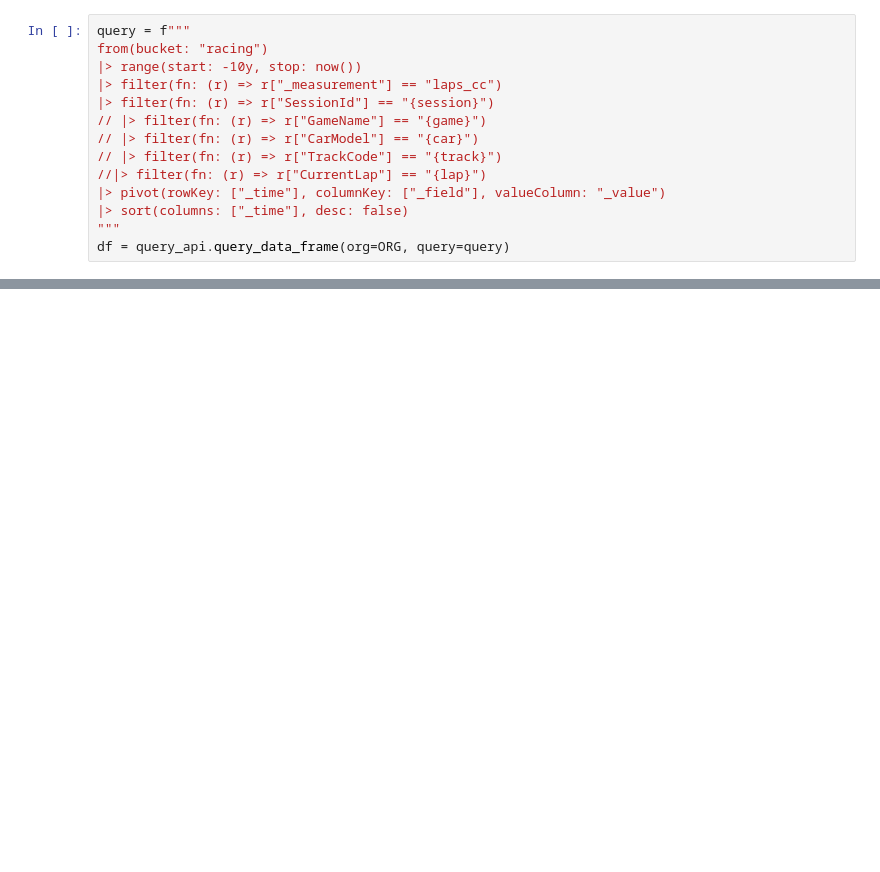
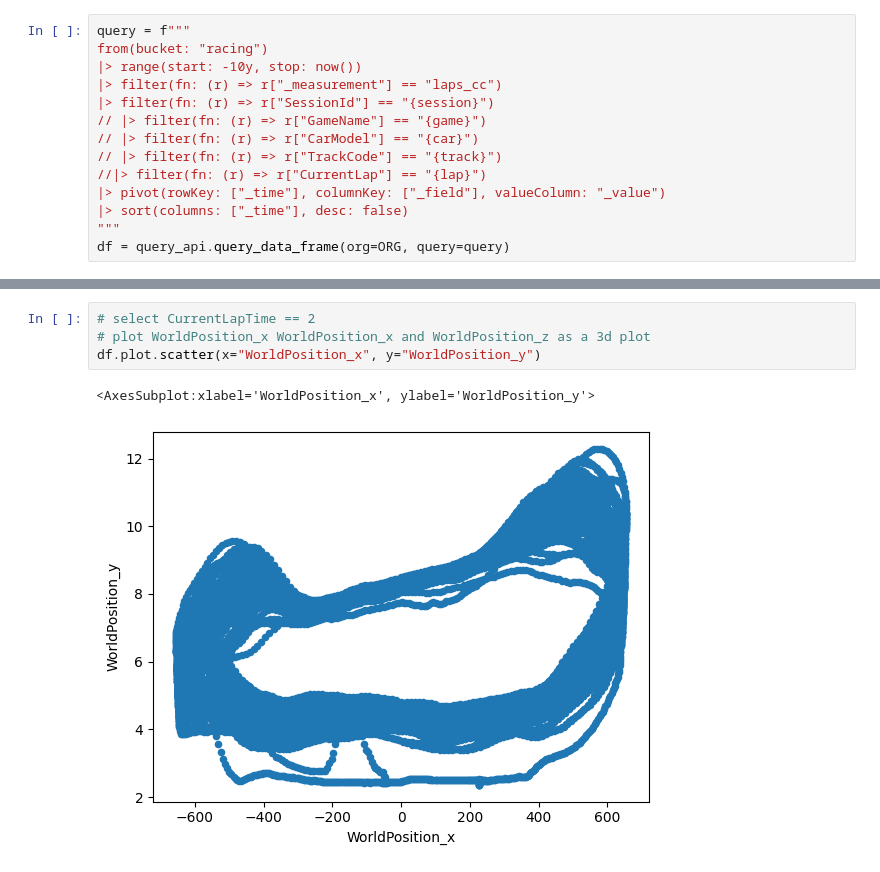
Before and after one commit to b4mad/racing, a Jupyter notebook: notebooks/inspect_lap.ipynb, the cells around one changed output, grey strips where cells are left out. Saved outputs shown, nothing was run; the diff lists cells and outputs as text; blank space fills up the shorter version.

```diff
--- a/notebooks/inspect_lap.ipynb
+++ b/notebooks/inspect_lap.ipynb
@@ -80,0 +81,7 @@ df.head(120)
+# %%
+# select CurrentLapTime == 2
+# plot WorldPosition_x WorldPosition_x and WorldPosition_z as a 3d plot
+df.plot.scatter(x="WorldPosition_x", y="WorldPosition_y")
+# %% [output]
+<AxesSubplot:xlabel='WorldPosition_x', ylabel='WorldPosition_y'>
+[figure, added]
```
Also changed, not shown: parts of 2 cells of this notebook, 1 other file.
